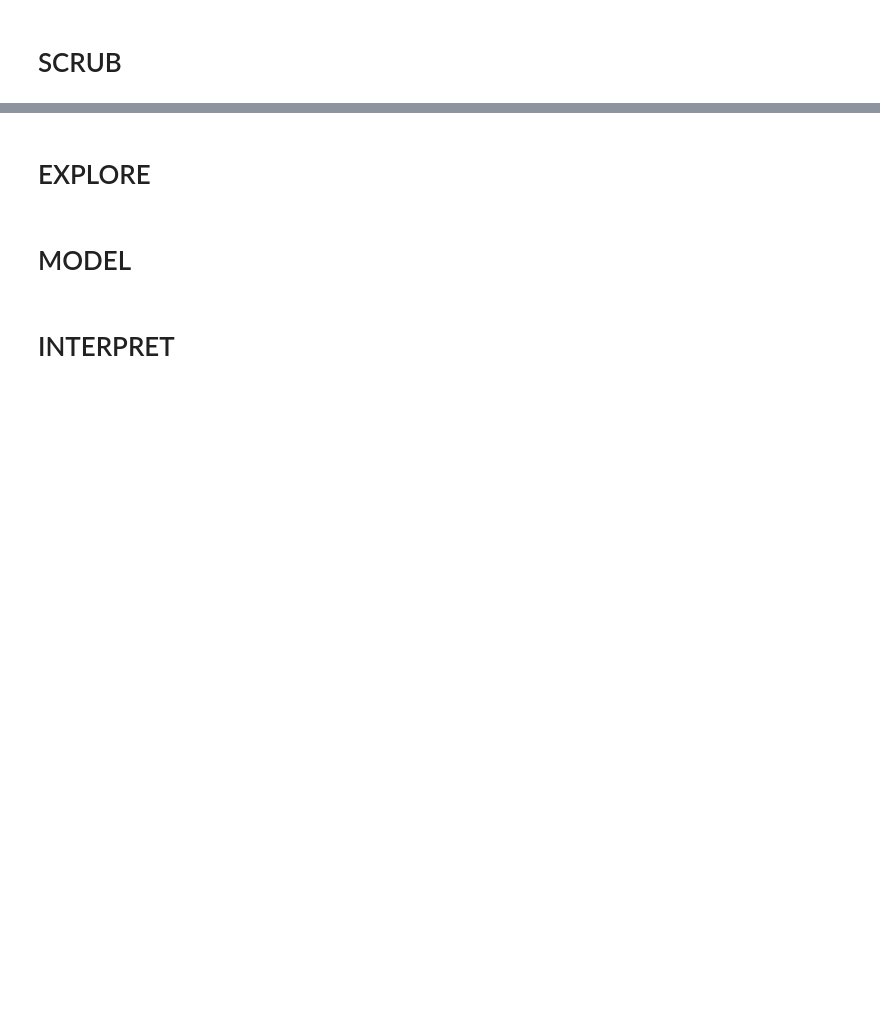
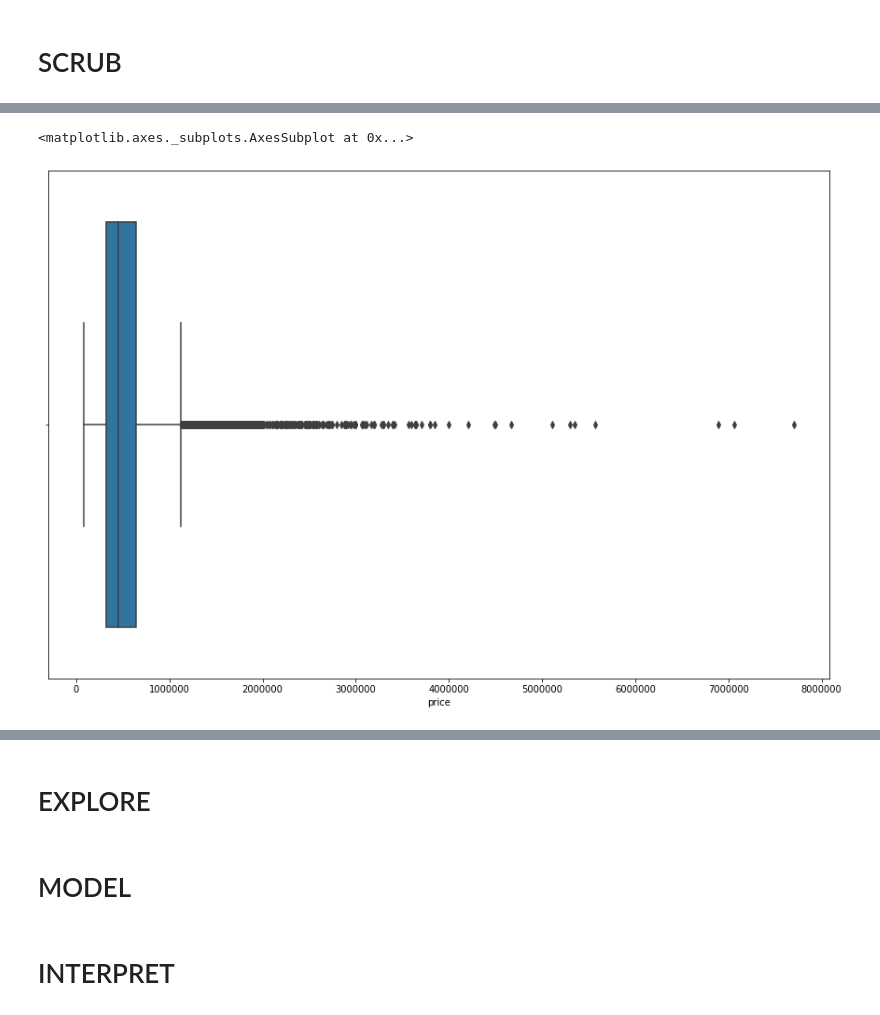
Before and after one commit to jhusney1/dsc-mod-2-project-v2-1-onl01-dtsc-ft-070620, a Jupyter notebook: student.ipynb, the cells around one changed output, grey strips where cells are left out. Drawn from its saved outputs; the diff is of its cells as text; code cells hidden in the pictures; blank space fills up the shorter version.

```diff
--- a/student.ipynb
+++ b/student.ipynb
@@ -77,0 +309,5 @@ memory usage: 3.5+ MB
+# %%
+sns.boxplot(kings_county_sales_df[target])
+# %% [output]
+<matplotlib.axes._subplots.AxesSubplot at 0x...>
+[figure, added]
```
Also changed, not shown: parts of 34 cells of this notebook.
